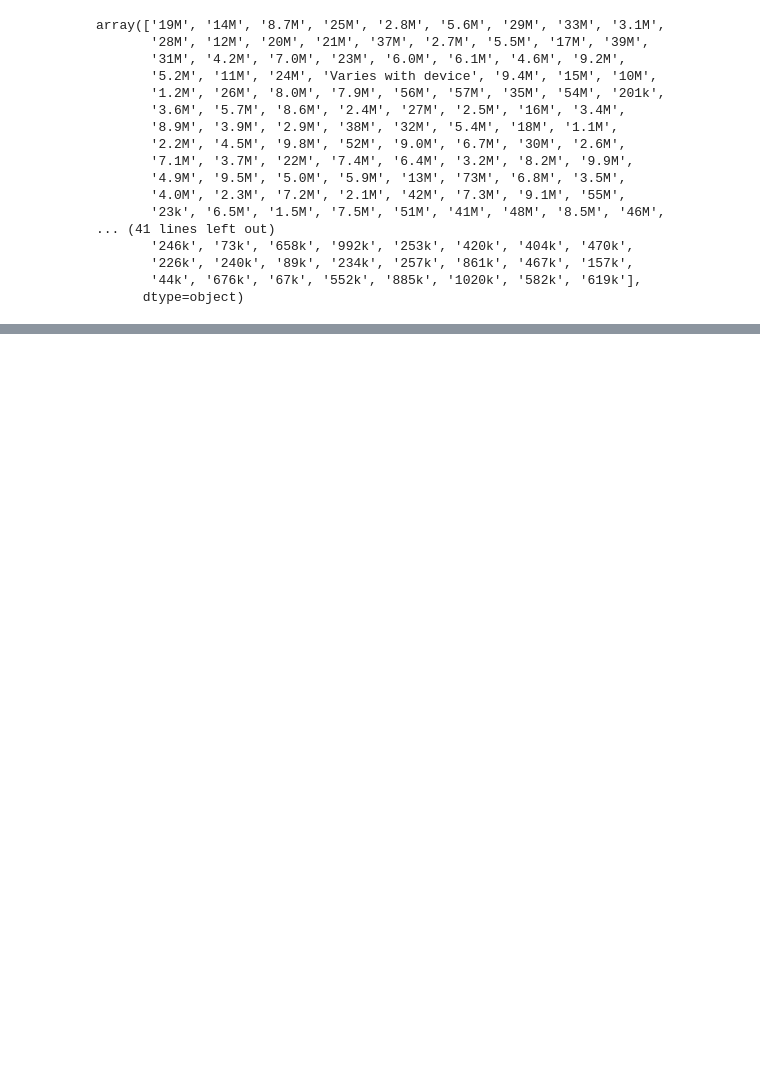
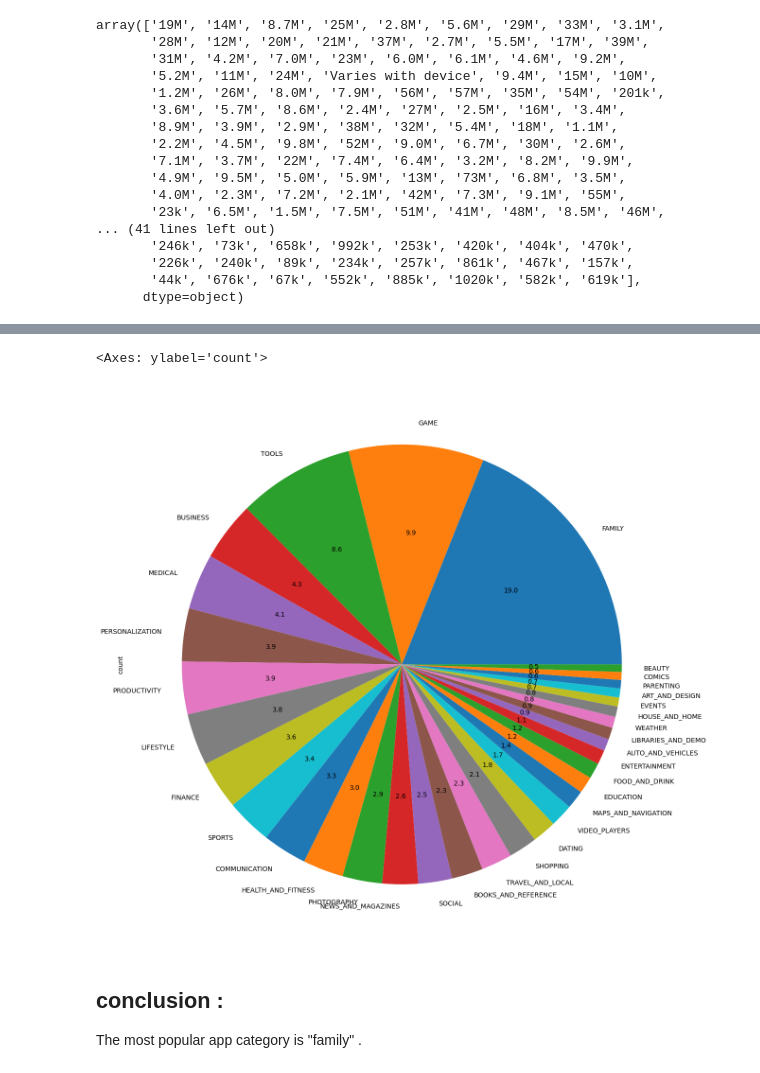
Before and after one commit to prashdev01/practice-Q, a Jupyter notebook: Exploratry Data Analysis/EDA_FE_PLAYSTORE.ipynb, the cells around one changed output, grey strips where cells are left out. Drawn from its saved outputs; the diff is of its cells as text; code cells hidden in the pictures; blank space fills up the shorter version.

```diff
--- a/Exploratry Data Analysis/EDA_FE_PLAYSTORE.ipynb
+++ b/Exploratry Data Analysis/EDA_FE_PLAYSTORE.ipynb
@@ -163,0 +385,6 @@ RangeIndex(start=0, stop=10841, step=1)
+# %%
+char_to_remove = [',','+','$']
+cols_to_clean = ['Installs','Price']
+for items in char_to_remove:
+    for cols in cols_to_clean:
+        df_copy[cols] = df_copy[cols].str.replace(items,'')
@@ -163,0 +510,8 @@ RangeIndex(start=0, stop=10841, step=1)
+# %%
+df_copy['Category'].value_counts().plot.pie(y=df_copy['Category'],figsize=(15,16),autopct='%1.1f')
+# %% [output]
+<Axes: ylabel='count'>
+[figure, added]
+# %% [markdown]
+## conclusion :
+The most popular app category is "family" .
```
Also changed, not shown: parts of 48 cells of this notebook, 12 other files.
